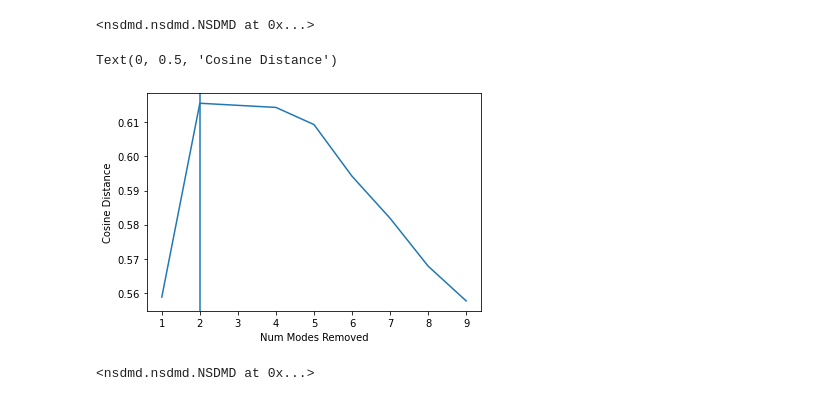
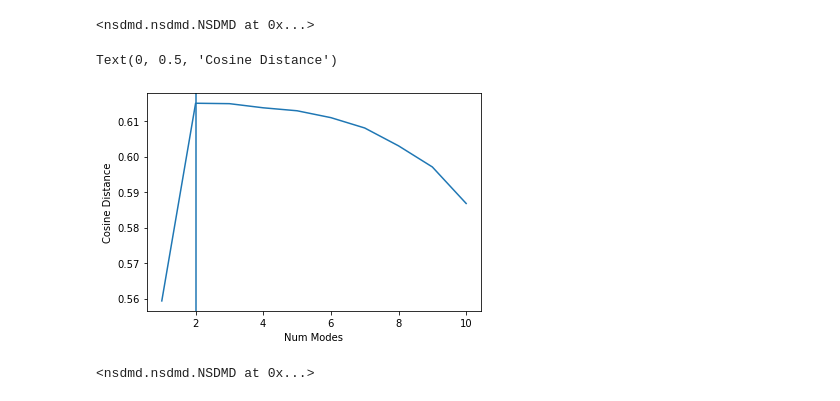
Before and after one commit to learning-2-learn/nsdmd, a Jupyter notebook: examples/coupling_lag_demo.ipynb, the cells around one changed output. Drawn from its saved outputs; the diff is of its cells as text; code cells hidden in the pictures.

Commit message:
Changed t_step to sampling rate and adjusted all example notebooks to work with this

```diff
--- a/examples/coupling_lag_demo.ipynb
+++ b/examples/coupling_lag_demo.ipynb
@@ -8,7 +8,7 @@ import scipy.stats
 from nsdmd import utils
 from nsdmd import nsdmd
 # %%
-t_step = 0.001
+sr = 1000
 f1 = 17
 t1 = np.arange(2000)
 f2 = 30
@@ -21,17 +21,17 @@ coupling[3000:]=0
 net1, F1_true, c1 = utils.make_network(f1, len(t1), \
                     np.hstack([i*np.ones(50) for i in [1,2]]), \
                     np.hstack([i*np.ones(10, dtype=int) for i in [int(j) for j in np.linspace(-25,25,10)]]),\
-                    t_step,
+                    sr,
                     coupling=coupling)
 net2, F2_true, c2 = utils.make_network(f2, len(t2), \
                     np.hstack([i*np.ones(50) for i in [2,1]]), \
                     np.hstack([i*np.ones(10, dtype=int) for i in [int(j) for j in np.linspace(-10,50,10)]]),
-                    t_step)
+                    sr)
 x = np.zeros((100,2000))
 x[:,t1] += net1
 x[:,t2] += net2
 x = utils.add_noise(x, std=0.1)
-t = np.arange(x.shape[1]) * t_step
+t = np.arange(x.shape[1]) / sr
 # %%
 plt.imshow(x, aspect='auto')
 plt.colorbar()
@@ -51,19 +51,19 @@ Text(0, 0.5, 'Amp')
 [figure]
 # %%
 model = nsdmd.NSDMD(opt_rank=4, sim_thresh_phi_amp=0.95, grad_N=3, grad_fit_coupling=True)
-model.fit_opt(x, t, t_step)
+model.fit_opt(x, t, sr)
 # %% [output]
 <nsdmd.nsdmd.NSDMD at 0x...>
 # %%
-model.fit_reduction(x, len(t), t_step)
+model.fit_reduction(x, len(t), sr)
 # %% [output]
 <nsdmd.nsdmd.NSDMD at 0x...>
 # %%
 plt.plot(model.num_modes_, model.errors_)
 plt.axvline(2)
-plt.xlabel('Num Modes Removed')
+plt.xlabel('Num Modes')
 plt.ylabel('Cosine Distance')
 # %% [output]
 Text(0, 0.5, 'Cosine Distance')
-[figure, old version]
+[figure, new version]
 # %%
```
Also changed, not shown: parts of 6 cells of this notebook, 10 other files.
